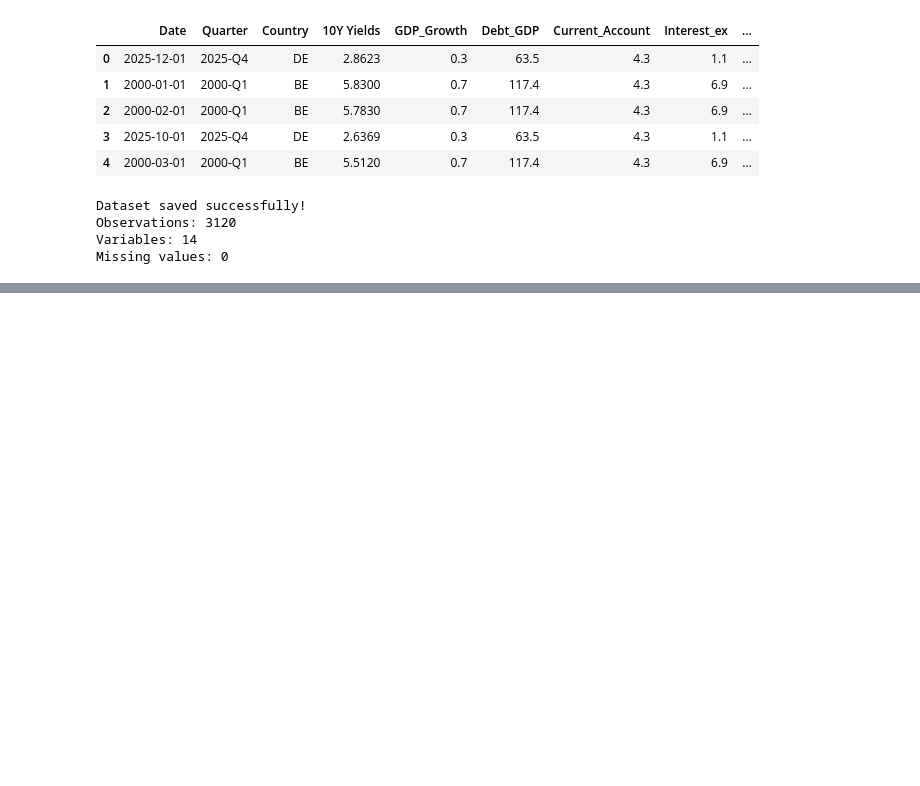
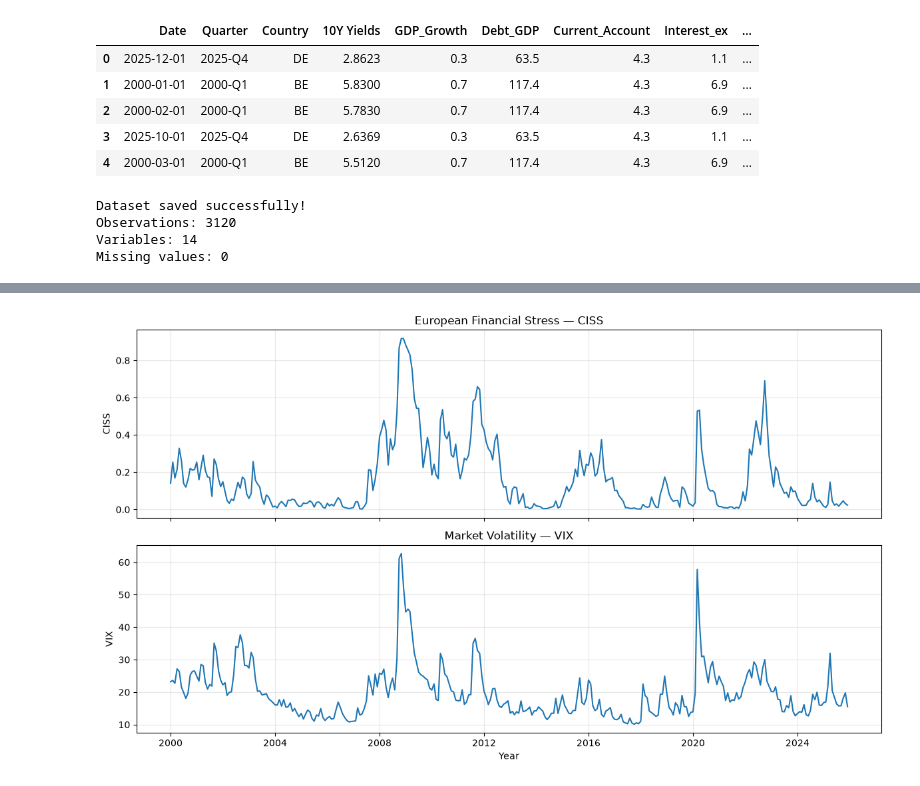
Before and after one commit to Mobula-nyte/ADA-Sovereign-Spreads, a Jupyter notebook: notebooks/03_1_exploration_real_data.ipynb, the cells around one changed output, grey strips where cells are left out. Saved outputs shown, nothing was run; the diff lists cells and outputs as text; code cells hidden in the pictures; blank space fills up the shorter version.

```diff
--- a/notebooks/03_1_exploration_real_data.ipynb
+++ b/notebooks/03_1_exploration_real_data.ipynb
@@ -927,3 +927,21 @@ Dataset saved successfully!
 Observations: 3120
 Variables: 14
 Missing values: 0
+# %%
+# Create a dataset with one observation per month
+market_indicators = (
+    df_updated[
+        ["MonthKey", "CISS_Monthly", "VIX_monthly"]
+    ]
+    .drop_duplicates(subset="MonthKey")
+    .sort_values("MonthKey")
+    .reset_index(drop=True)
+)
+
+# Verify the number of observations
+print("Total months:", len(market_indicators))
+
+# Descriptive statistics
+market_indicators[
+    ["CISS_Monthly", "VIX_monthly"]
+].describe().round(3)
@@ -929,0 +959,27 @@ Missing values: 0
+# %%
+
+import matplotlib.pyplot as plt
+
+# Convert MonthKey into a date for plotting
+dates = market_indicators["MonthKey"].dt.to_timestamp()
+
+# Create two graphs sharing the same timeline
+fig, axes = plt.subplots(2, 1, figsize=(12, 7), sharex=True)
+
+# CISS
+axes[0].plot(dates, market_indicators["CISS_Monthly"])
+axes[0].set_title("European Financial Stress — CISS")
+axes[0].set_ylabel("CISS")
+axes[0].grid(True, alpha=0.3)
+
+# VIX
+axes[1].plot(dates, market_indicators["VIX_monthly"])
+axes[1].set_title("Market Volatility — VIX")
+axes[1].set_ylabel("VIX")
+axes[1].set_xlabel("Year")
+axes[1].grid(True, alpha=0.3)
+
+plt.tight_layout()
+plt.show()
+# %% [output]
+[figure, added]
```
Also changed, not shown: parts of 14 cells of this notebook, 1 other file.
